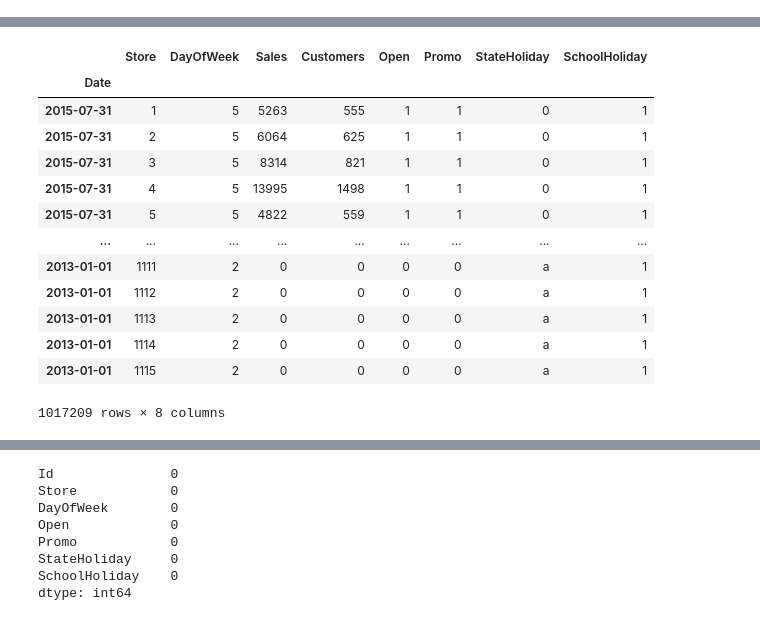
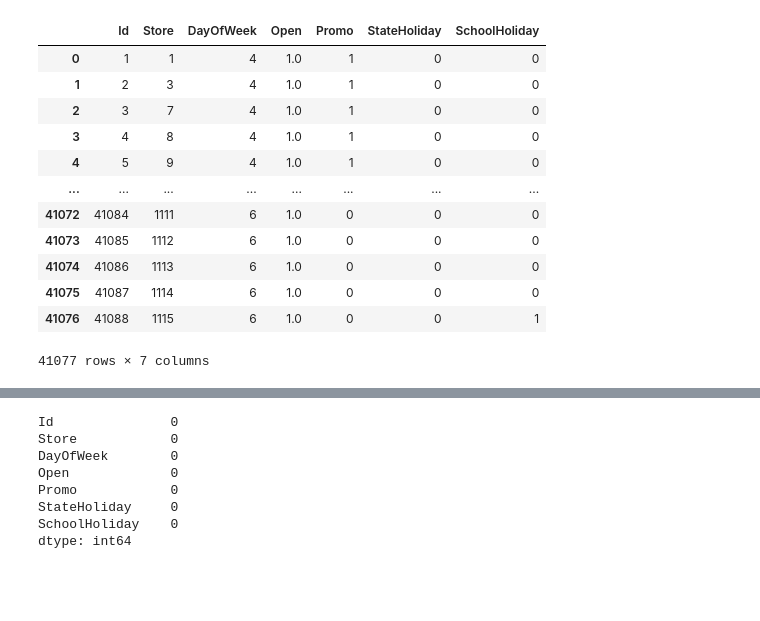
Before and after one commit to beza328/Rossman-Store-Sales-Prediction, a Jupyter notebook: Notebooks/Cleaning and Merging Data.ipynb, the cells around one changed output, grey strips where cells are left out. Saved outputs shown, nothing was run; the diff lists cells and outputs as text; code cells hidden in the pictures; blank space fills up the shorter version.

```diff
--- a/Notebooks/Cleaning and Merging Data.ipynb
+++ b/Notebooks/Cleaning and Merging Data.ipynb
@@ -16,3 +43,19 @@ Store = pd.read_csv('store.csv')
+# %%
+Test
+# %% [output]
+|  | Id | Store | DayOfWeek | Open | Promo | StateHoliday | SchoolHoliday |
+| 0 | 1 | 1 | 4 | 1.0 | 1 | 0 | 0 |
+| 1 | 2 | 3 | 4 | 1.0 | 1 | 0 | 0 |
+| 2 | 3 | 7 | 4 | 1.0 | 1 | 0 | 0 |
+| 3 | 4 | 8 | 4 | 1.0 | 1 | 0 | 0 |
+| 4 | 5 | 9 | 4 | 1.0 | 1 | 0 | 0 |
+| ... | ... | ... | ... | ... | ... | ... | ... |
+| 41072 | 41084 | 1111 | 6 | 1.0 | 0 | 0 | 0 |
+| 41073 | 41085 | 1112 | 6 | 1.0 | 0 | 0 | 0 |
+| 41074 | 41086 | 1113 | 6 | 1.0 | 0 | 0 | 0 |
+| 41075 | 41087 | 1114 | 6 | 1.0 | 0 | 0 | 0 |
+| 41076 | 41088 | 1115 | 6 | 1.0 | 0 | 0 | 1 |
+41077 rows × 7 columns
 # %%
 Store
 # %% [output]
@@ -29,20 +72,3 @@ Store
 | 1113 | 1114 | a | c | 870.0 | NaN | NaN | ... |
 | 1114 | 1115 | d | c | 5350.0 | NaN | NaN | ... |
 1115 rows × 10 columns
-# %%
-Train
-# %% [output]
-|  | Store | DayOfWeek | Sales | Customers | Open | Promo | StateHoliday | SchoolHoliday |
-| Date |  |  |  |  |  |  |  |  |
-| 2015-07-31 | 1 | 5 | 5263 | 555 | 1 | 1 | 0 | 1 |
-| 2015-07-31 | 2 | 5 | 6064 | 625 | 1 | 1 | 0 | 1 |
-| 2015-07-31 | 3 | 5 | 8314 | 821 | 1 | 1 | 0 | 1 |
-| 2015-07-31 | 4 | 5 | 13995 | 1498 | 1 | 1 | 0 | 1 |
-| 2015-07-31 | 5 | 5 | 4822 | 559 | 1 | 1 | 0 | 1 |
-| ... | ... | ... | ... | ... | ... | ... | ... | ... |
-| 2013-01-01 | 1111 | 2 | 0 | 0 | 0 | 0 | a | 1 |
-| 2013-01-01 | 1112 | 2 | 0 | 0 | 0 | 0 | a | 1 |
-| 2013-01-01 | 1113 | 2 | 0 | 0 | 0 | 0 | a | 1 |
-| 2013-01-01 | 1114 | 2 | 0 | 0 | 0 | 0 | a | 1 |
-| 2013-01-01 | 1115 | 2 | 0 | 0 | 0 | 0 | a | 1 |
-1017209 rows × 8 columns
```
Also changed, not shown: parts of 21 cells of this notebook, 12 other files.
